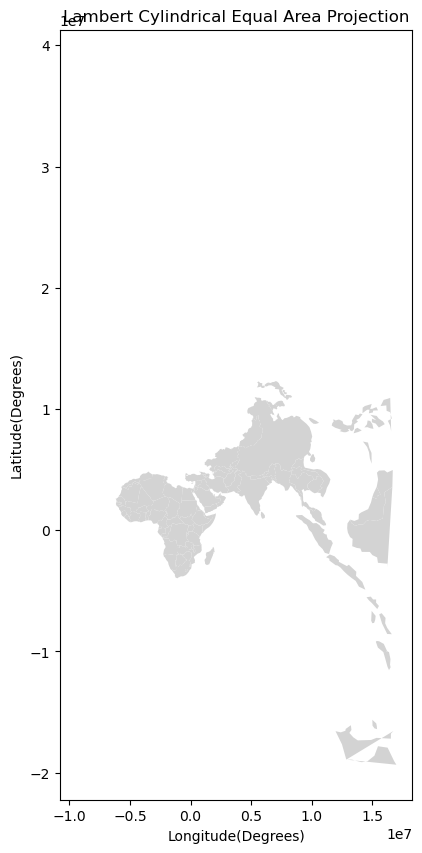
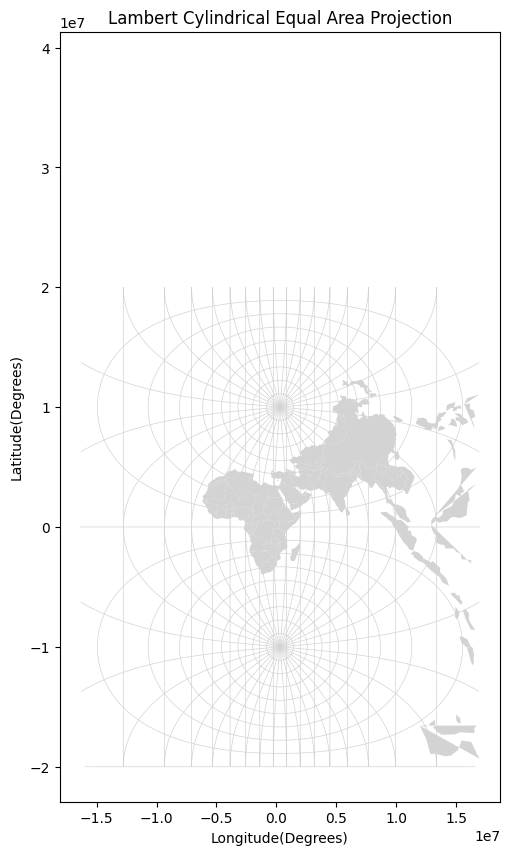
Unified diff of the notebook cell whose output changed from the first chart to the second:
--- before
+++ after
@@ -1,6 +1,7 @@
 africa_9834 = africa.to_crs('EPSG:9834')
+grat_9834 = grat.to_crs('EPSG:9834')
 fig, ax = plt.subplots(figsize=(12,10))
 africa_9834.plot(ax=ax, color="lightgray")
-
+grat_9834.plot(ax=ax, color="lightgray", linewidth=0.5)
 ax.set(xlabel="Longitude(Degrees)",
  ylabel="Latitude(Degrees)",

Commit: chapter 4-half